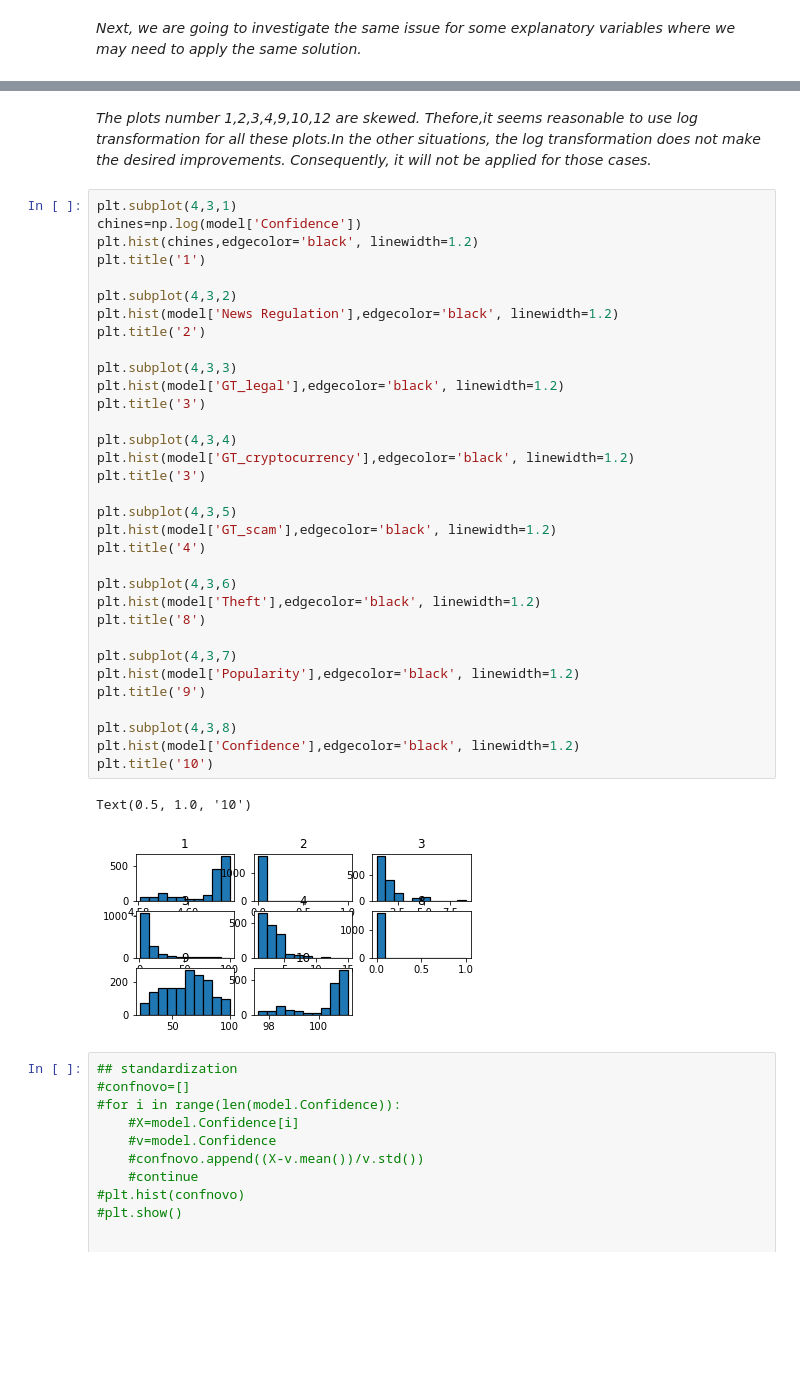
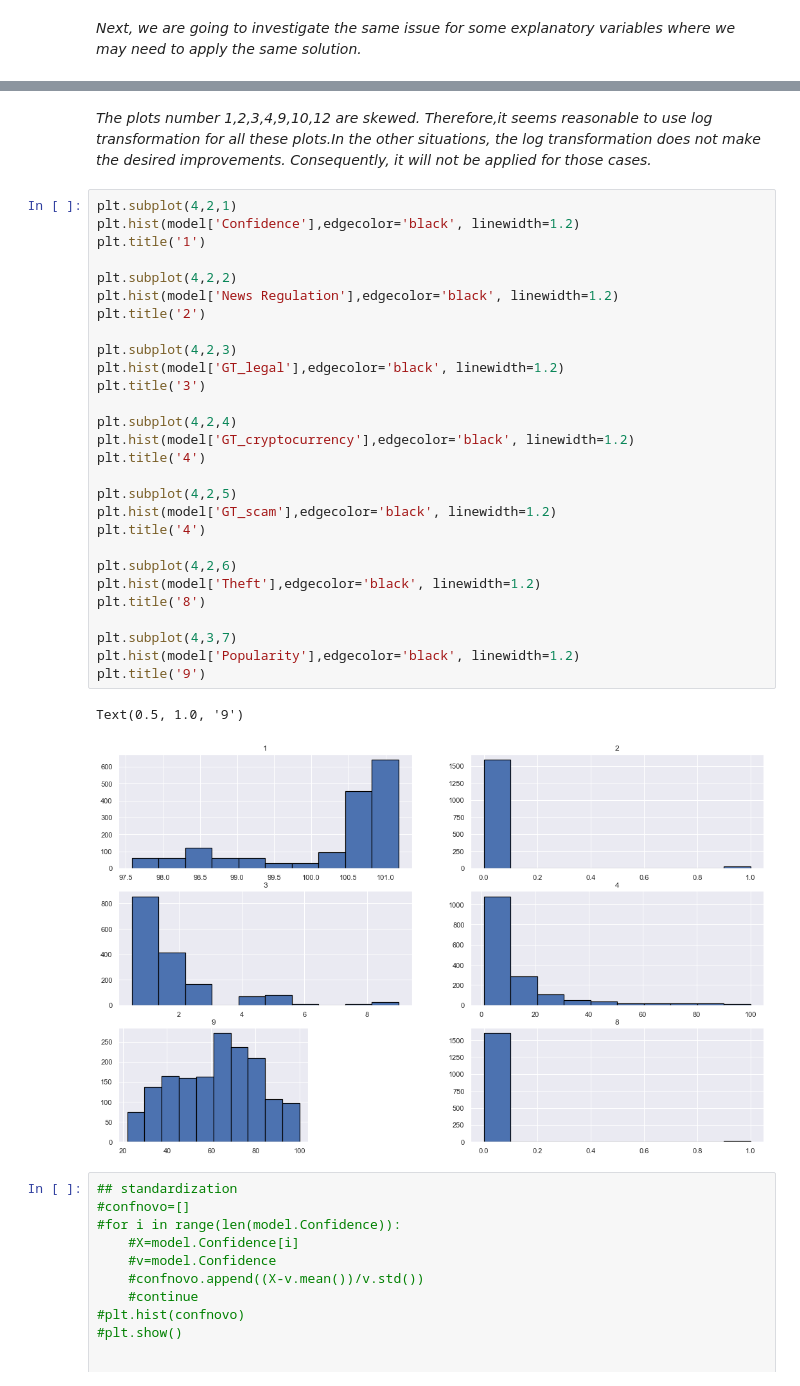
Before and after one commit to s-asrmorais/MSc_thesis_code_DataScience, a Jupyter notebook: code-1.ipynb, the cells around one changed output, grey strips where cells are left out. Drawn from its saved outputs; the diff is of its cells as text; blank space fills up the shorter version.

```diff
--- a/code-1.ipynb
+++ b/code-1.ipynb
@@ -600,41 +608,36 @@ Text(0.5, 1.0, '12')
 # %% [markdown]
-*The plots number 1,2,3,4,9,10,12 are skewed. Thefore,it seems reasonable to use log transformation for all these plots.In the other situations, the log transformation does not make the desired improvements. Consequently, it will not be applied for those cases.*
+*The plots number 1,2,3,4,9,10,12 are skewed. Therefore,it seems reasonable to use log transformation for all these plots.In the other situations, the log transformation does not make the desired improvements. Consequently, it will not be applied for those cases.*
 # %%
-plt.subplot(4,3,1)
-chines=np.log(model['Confidence'])
-plt.hist(chines,edgecolor='black', linewidth=1.2)
+plt.subplot(4,2,1)
+plt.hist(model['Confidence'],edgecolor='black', linewidth=1.2)
 plt.title('1')
 
-plt.subplot(4,3,2)
+plt.subplot(4,2,2)
 plt.hist(model['News Regulation'],edgecolor='black', linewidth=1.2)
 plt.title('2')
 
-plt.subplot(4,3,3)
+plt.subplot(4,2,3)
 plt.hist(model['GT_legal'],edgecolor='black', linewidth=1.2)
 plt.title('3')
 
-plt.subplot(4,3,4)
+plt.subplot(4,2,4)
 plt.hist(model['GT_cryptocurrency'],edgecolor='black', linewidth=1.2)
-plt.title('3')
+plt.title('4')
 
-plt.subplot(4,3,5)
+plt.subplot(4,2,5)
 plt.hist(model['GT_scam'],edgecolor='black', linewidth=1.2)
 plt.title('4')
 
-plt.subplot(4,3,6)
+plt.subplot(4,2,6)
 plt.hist(model['Theft'],edgecolor='black', linewidth=1.2)
 plt.title('8')
 
 plt.subplot(4,3,7)
 plt.hist(model['Popularity'],edgecolor='black', linewidth=1.2)
 plt.title('9')
-
-plt.subplot(4,3,8)
-plt.hist(model['Confidence'],edgecolor='black', linewidth=1.2)
-plt.title('10')
 # %% [output]
-Text(0.5, 1.0, '10')
+Text(0.5, 1.0, '9')
-[figure, old version]
+[figure, new version]
 # %%
 ## standardization
 #confnovo=[]
```
Also changed, not shown: parts of 50 cells of this notebook, 3 other files.
